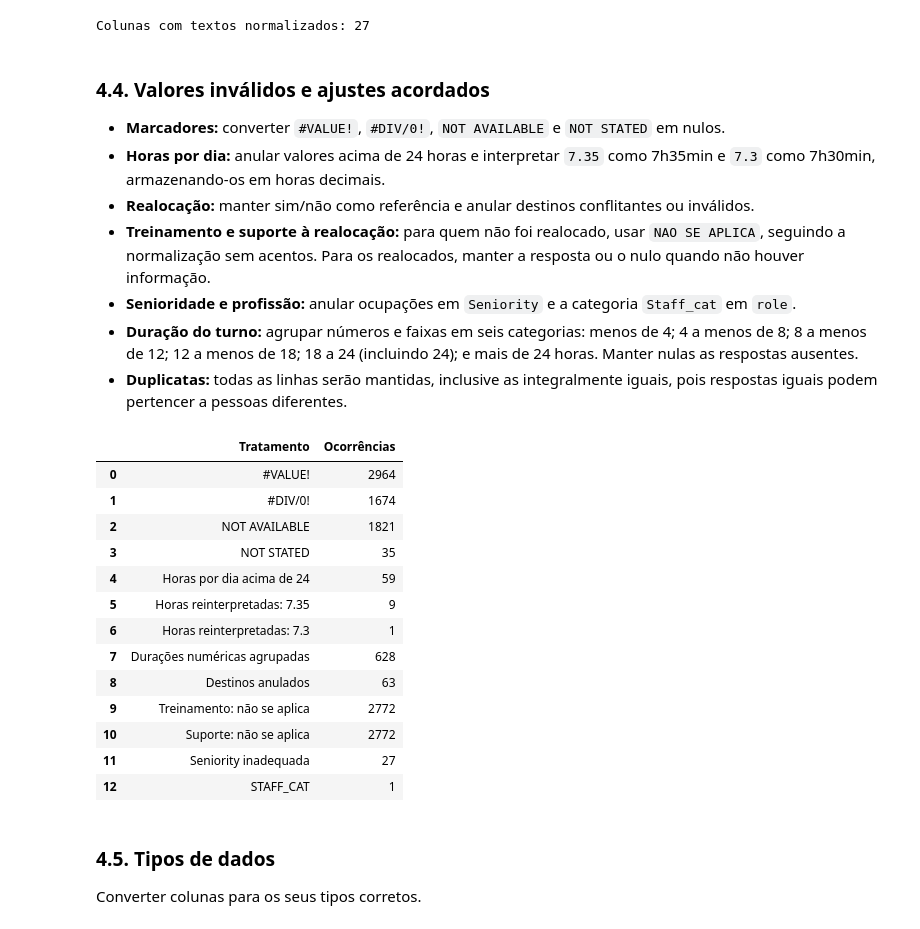
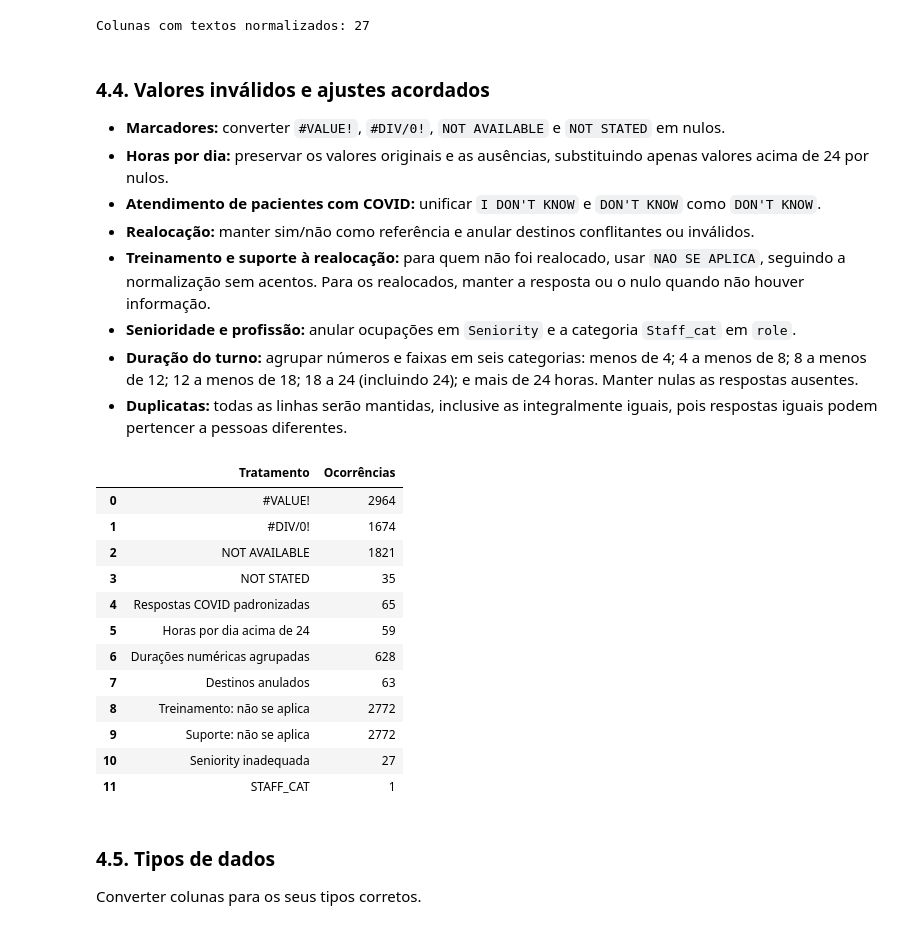
Before and after one commit to BrendonKappel/explainable-burnout-prediction, a Jupyter notebook: notebooks/burnout_prediction.ipynb, the cells around one changed output. Saved outputs shown, nothing was run; the diff lists cells and outputs as text; code cells hidden in the pictures.

```diff
--- a/notebooks/burnout_prediction.ipynb
+++ b/notebooks/burnout_prediction.ipynb
@@ -277,7 +277,8 @@ Colunas com textos normalizados: 27
 ### 4.4. Valores inválidos e ajustes acordados
 
 - **Marcadores:** converter `#VALUE!`, `#DIV/0!`, `NOT AVAILABLE` e `NOT STATED` em nulos.
-- **Horas por dia:** anular valores acima de 24 horas e interpretar `7.35` como 7h35min e `7.3` como 7h30min, armazenando-os em horas decimais.
+- **Horas por dia:** preservar os valores originais e as ausências, substituindo apenas valores acima de 24 por nulos.
+- **Atendimento de pacientes com COVID:** unificar `I DON'T KNOW` e `DON'T KNOW` como `DON'T KNOW`.
 - **Realocação:** manter sim/não como referência e anular destinos conflitantes ou inválidos.
 - **Treinamento e suporte à realocação:** para quem não foi realocado, usar `NAO SE APLICA`, seguindo a normalização sem acentos. Para os realocados, manter a resposta ou o nulo quando não houver informação.
 - **Senioridade e profissão:** anular ocupações em `Seniority` e a categoria `Staff_cat` em `role`.
@@ -291,17 +292,16 @@ for marker in missing_markers:
     treatment_counts[marker] = int(df_clean.isin([marker]).sum().sum())
 df_clean = df_clean.replace(missing_markers, pd.NA)
 
+covid_column = "Have you treated a COVID-19 positive patient in the past week?"
+covid_aliases = {"I DON'T KNOW": "DON'T KNOW"}
+treatment_counts["Respostas COVID padronizadas"] = int(df_clean[covid_column].isin(covid_aliases).sum())
+df_clean[covid_column] = df_clean[covid_column].replace(covid_aliases)
+
 hours_column = "On average how many hours per day did you work in the last week?"
 daily_hours = pd.to_numeric(df_clean[hours_column], errors="raise")
 invalid_hours = daily_hours.gt(24).fillna(False)
 treatment_counts["Horas por dia acima de 24"] = int(invalid_hours.sum())
 df_clean.loc[invalid_hours, hours_column] = pd.NA
-
-hours_as_minutes = {7.35: 7 + 35 / 60, 7.3: 7 + 30 / 60}
-for original, corrected in hours_as_minutes.items():
-    hour_mask = daily_hours.eq(original).fillna(False)
-    treatment_counts[f"Horas reinterpretadas: {original}"] = int(hour_mask.sum())
-    df_clean.loc[hour_mask, hours_column] = corrected
 
 
 shift_column = "What was the average duration of your shift?"
@@ -354,42 +354,41 @@ treatment_counts["Destinos anulados"] = int(
 )
 df_clean.loc[invalid_destination, destination_column] = pd.NA
 
 training_column = "If redeployed: how would you describe the training you received in preparation for redeployment?"
 support_column = "If redeployed: how would you describe the support you received during redeployment?"
 not_redeployed = df_clean[redeployment_column].eq("NO").fillna(False)
 
 for column, label in [(training_column, "Treinamento"), (support_column, "Suporte")]:
     treatment_counts[f"{label}: não se aplica"] = int(not_redeployed.sum())
     df_clean.loc[not_redeployed, column] = "NAO SE APLICA"
 
 
 invalid_seniority = (
     df_clean["Seniority"].notna()
     & ~df_clean["Seniority"].isin(["SENIOR", "JUNIOR"])
 )
 treatment_counts["Seniority inadequada"] = int(invalid_seniority.sum())
 df_clean.loc[invalid_seniority, "Seniority"] = pd.NA
 
 invalid_role = df_clean["role"].eq("STAFF_CAT").fillna(False)
 treatment_counts["STAFF_CAT"] = int(invalid_role.sum())
 df_clean.loc[invalid_role, "role"] = pd.NA
 
 display(pd.Series(treatment_counts).rename_axis("Tratamento").reset_index(name="Ocorrências"))
 # %% [output]
 |  | Tratamento | Ocorrências |
 | 0 | #VALUE! | 2964 |
 | 1 | #DIV/0! | 1674 |
 | 2 | NOT AVAILABLE | 1821 |
 | 3 | NOT STATED | 35 |
-| 4 | Horas por dia acima de 24 | 59 |
-| 5 | Horas reinterpretadas: 7.35 | 9 |
-| 6 | Horas reinterpretadas: 7.3 | 1 |
-| 7 | Durações numéricas agrupadas | 628 |
-| 8 | Destinos anulados | 63 |
-| 9 | Treinamento: não se aplica | 2772 |
-| 10 | Suporte: não se aplica | 2772 |
-| 11 | Seniority inadequada | 27 |
-| 12 | STAFF_CAT | 1 |
+| 4 | Respostas COVID padronizadas | 65 |
+| 5 | Horas por dia acima de 24 | 59 |
+| 6 | Durações numéricas agrupadas | 628 |
+| 7 | Destinos anulados | 63 |
+| 8 | Treinamento: não se aplica | 2772 |
+| 9 | Suporte: não se aplica | 2772 |
+| 10 | Seniority inadequada | 27 |
+| 11 | STAFF_CAT | 1 |
 # %% [markdown]
 ### 4.5. Tipos de dados
 
```
Also changed, not shown: parts of 11 cells of this notebook.
